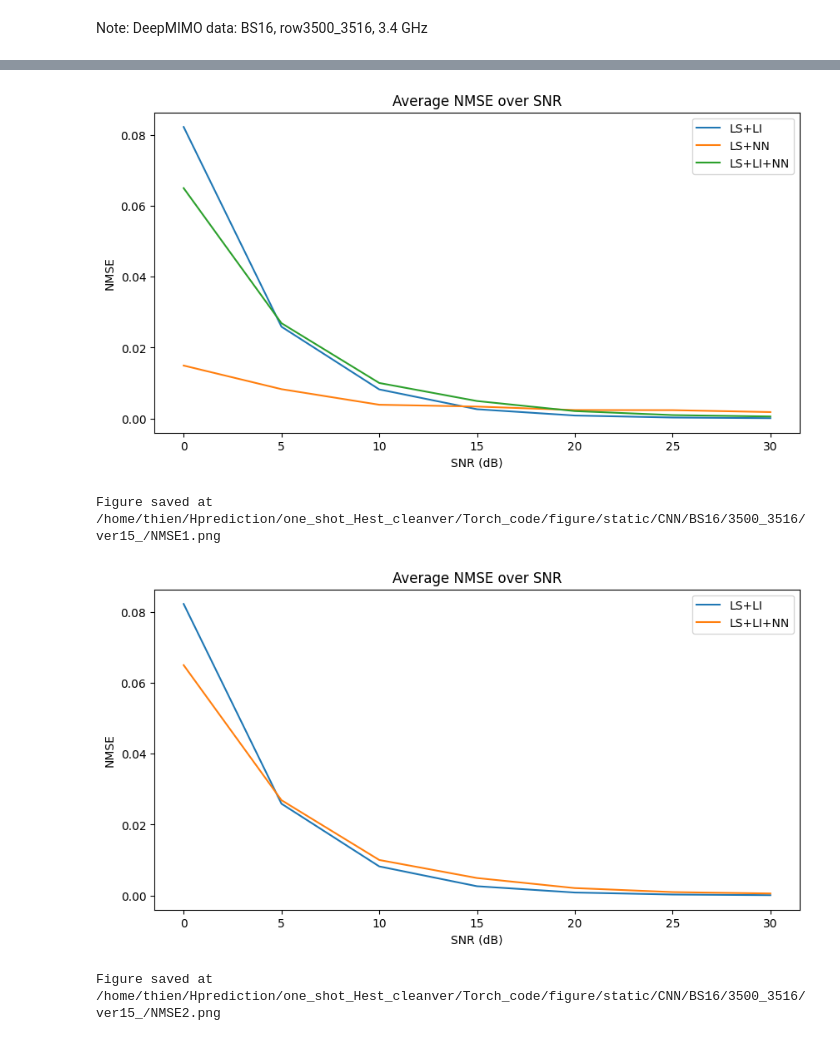
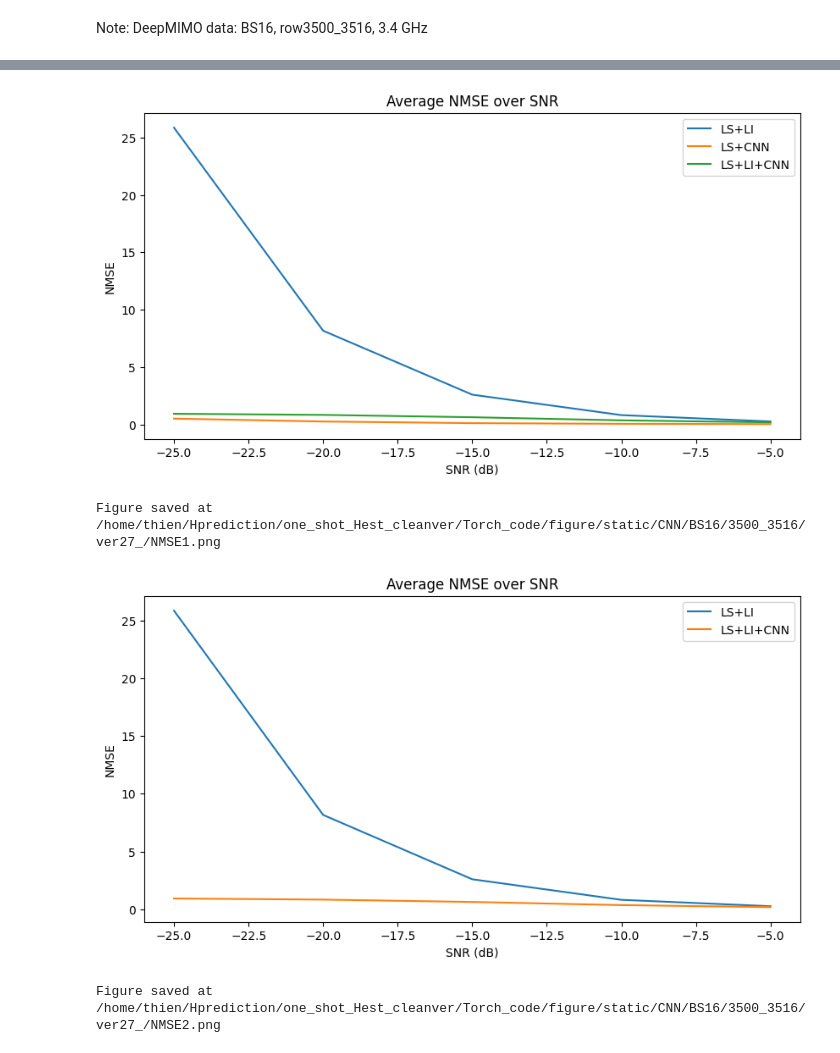
Before and after one commit to thienhieu-hoang/one_shot_Hest_cleanver, a Jupyter notebook: Torch_code/train/static_CNN_lr1e-5_v11_similarV6_addDropOut_r3500_3516.ipynb, the cells around one changed output, grey strips where cells are left out. Drawn from its saved outputs; the diff is of its cells as text; code cells hidden in the pictures.

```diff
--- a/Torch_code/train/static_CNN_lr1e-5_v11_similarV6_addDropOut_r3500_3516.ipynb
+++ b/Torch_code/train/static_CNN_lr1e-5_v11_similarV6_addDropOut_r3500_3516.ipynb
@@ -38,7 +38,7 @@ rows = [['3500', '3516']]
 fc = '3p4' #Hz can change to '60'
 rowss = "3500_3516"
 learning_rate = 1e-5
-SNR = np.arange(0, 31, 5) # 0:5:30 dB
+SNR = np.arange(-25, -4, 5) # -25:5:-5 # 0:5:30 dB
 outer_file_path = os.path.abspath(os.path.join(config.FILE_PATH,
                         '..', 'DeepMIMOv2', 'DeepMIMO_Data', 'Static_BS16', 'freq_symb_1ant_612sub_ver4'))
 # %%
@@ -422,35 +423,37 @@ LS+LI NMSE: 0.0017926275031641126
 # %%
 
 import matplotlib.pyplot as plt
 plt.figure(figsize=(10, 5))
 plt.plot(SNR, nmse_LS_LI_val, label='LS+LI')
-plt.plot(SNR, nmse_LS_NN_val, label='LS+NN')
-plt.plot(SNR, nmse_LI_NN_val, label='LS+LI+NN')
+plt.plot(SNR, nmse_LS_NN_val, label='LS+CNN')
+plt.plot(SNR, nmse_LI_NN_val, label='LS+LI+CNN')
 plt.xlabel('SNR (dB)')
 plt.ylabel('NMSE')
 plt.title('Average NMSE over SNR')
 plt.legend()
 plt.savefig(os.path.join(save_folder_fig, "NMSE1.png"))
 plt.show()
 print('Figure saved at ')
 print(os.path.join(save_folder_fig, "NMSE1.png"))
 
-savemat(os.path.join(save_folder_fig, 'NMSE.mat'), {'nmse_LS_LI_val': nmse_LS_LI_val, 'nmse_LS_NN_val':nmse_LS_NN_val, 'nmse_LI_NN_val':nmse_LI_NN_val})
 
 nmse_compare ={
     'nmse_LS_LI_val': nmse_LS_LI_val,
     'nmse_LS_NN_val':nmse_LS_NN_val,
     'nmse_LI_NN_val':nmse_LI_NN_val
 }
+
+savemat(os.path.join(save_folder_fig, 'NMSE.mat'), nmse_compare)
+
 torch.save( nmse_compare, os.path.join(save_folder_fig, 'NMSE.pth'))
 # %% [output]
-[figure, old version]
+[figure, new version]
 Figure saved at
-/home/thien/Hprediction/one_shot_Hest_cleanver/Torch_code/figure/static/CNN/BS16/3500_3516/ver15_/NMSE1.png
+/home/thien/Hprediction/one_shot_Hest_cleanver/Torch_code/figure/static/CNN/BS16/3500_3516/ver27_/NMSE1.png
 # %%
 plt.figure(figsize=(10, 5))
 plt.plot(SNR, nmse_LS_LI_val, label='LS+LI')
-plt.plot(SNR, nmse_LI_NN_val, label='LS+LI+NN')
+plt.plot(SNR, nmse_LI_NN_val, label='LS+LI+CNN')
 plt.xlabel('SNR (dB)')
 plt.ylabel('NMSE')
 plt.title('Average NMSE over SNR')
@@ -460,6 +463,6 @@ plt.show()
 print('Figure saved at ')
 print(os.path.join(save_folder_fig, "NMSE2.png"))
 # %% [output]
-[figure, old version]
+[figure, new version]
 Figure saved at
-/home/thien/Hprediction/one_shot_Hest_cleanver/Torch_code/figure/static/CNN/BS16/3500_3516/ver15_/NMSE2.png
+/home/thien/Hprediction/one_shot_Hest_cleanver/Torch_code/figure/static/CNN/BS16/3500_3516/ver27_/NMSE2.png
```
Also changed, not shown: parts of 3 cells of this notebook, 15 other files.
